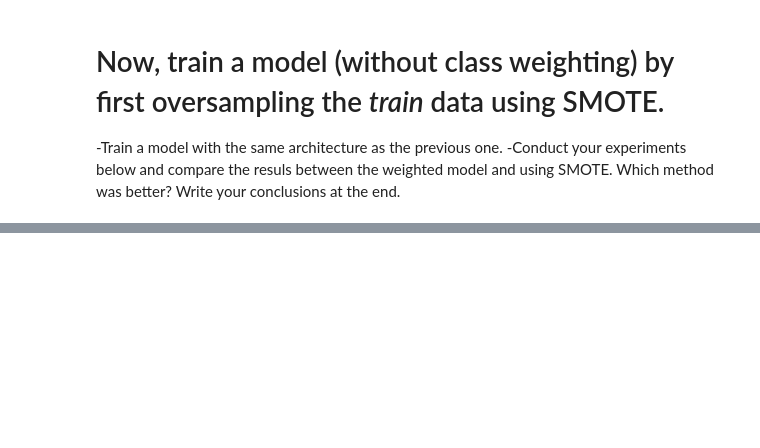
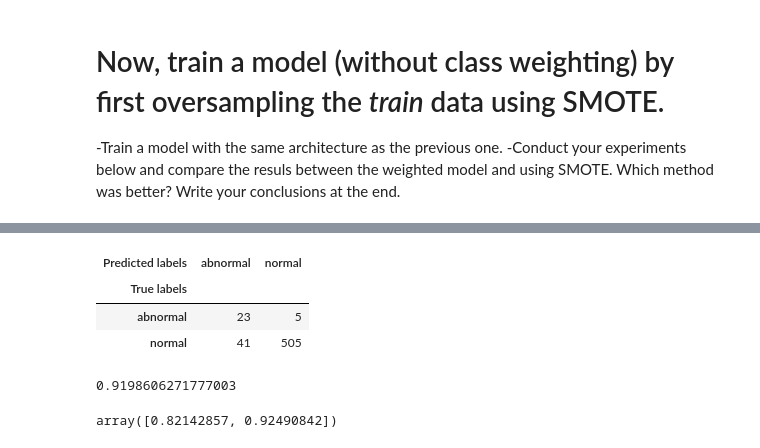
Before and after one commit to xGonks/Abnormal-Fish-Classification, a Jupyter notebook: notebooks/activity 3.1 - abnormal_fish_oversampling.ipynb, the cells around one changed output, grey strips where cells are left out. Drawn from its saved outputs; the diff is of its cells as text; code cells hidden in the pictures; blank space fills up the shorter version.

```diff
--- a/notebooks/activity 3.1 - abnormal_fish_oversampling.ipynb
+++ b/notebooks/activity 3.1 - abnormal_fish_oversampling.ipynb
@@ -281,0 +359,2 @@ Write your conclusions here.
+# %%
+predictions = model_smote.predict(test_normalized)
@@ -281,0 +363,26 @@ Write your conclusions here.
+# %%
+# Get the column index with max probability from predictions.
+predictions_int = np.argmax(predictions, axis=1)
+
+# Ground truth
+true_values_int = np.argmax(test_labels, axis=1)
+# %%
+# Convert back to strings
+predictions_str = le.inverse_transform(predictions_int)
+
+true_values_str = le.inverse_transform(true_values_int)
+# %%
+pd.crosstab(true_values_str, predictions_str, rownames=['True labels'], colnames=['Predicted labels'])
+# %% [output]
+| Predicted labels | abnormal | normal |
+| True labels |  |  |
+| abnormal | 23 | 5 |
+| normal | 41 | 505 |
+# %%
+accuracy_score(true_values_str, predictions_str)
+# %% [output]
+0.9198606271777003
+# %%
+recall_score(true_values_str, predictions_str, average=None)
+# %% [output]
+array([0.82142857, 0.92490842])
```
Also changed, not shown: parts of 20 cells of this notebook, 2 other files.
